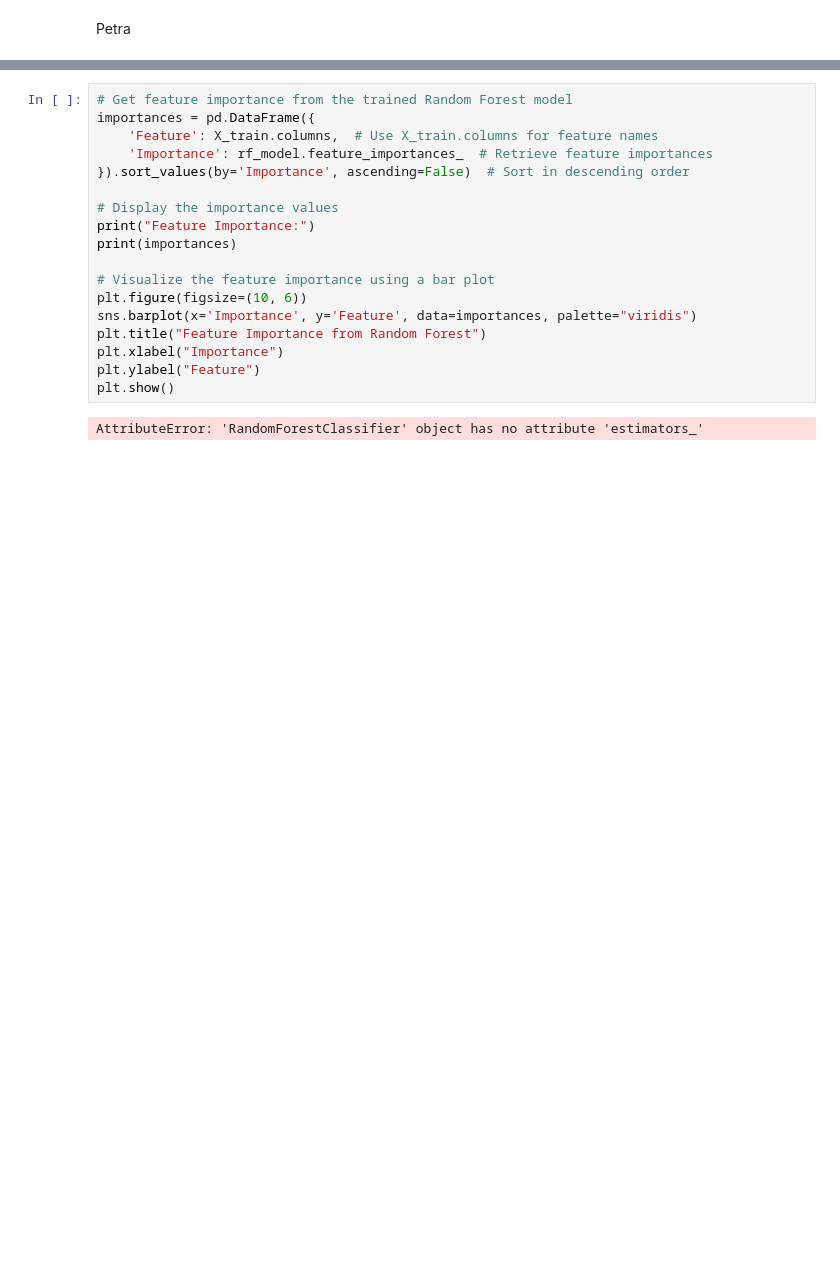
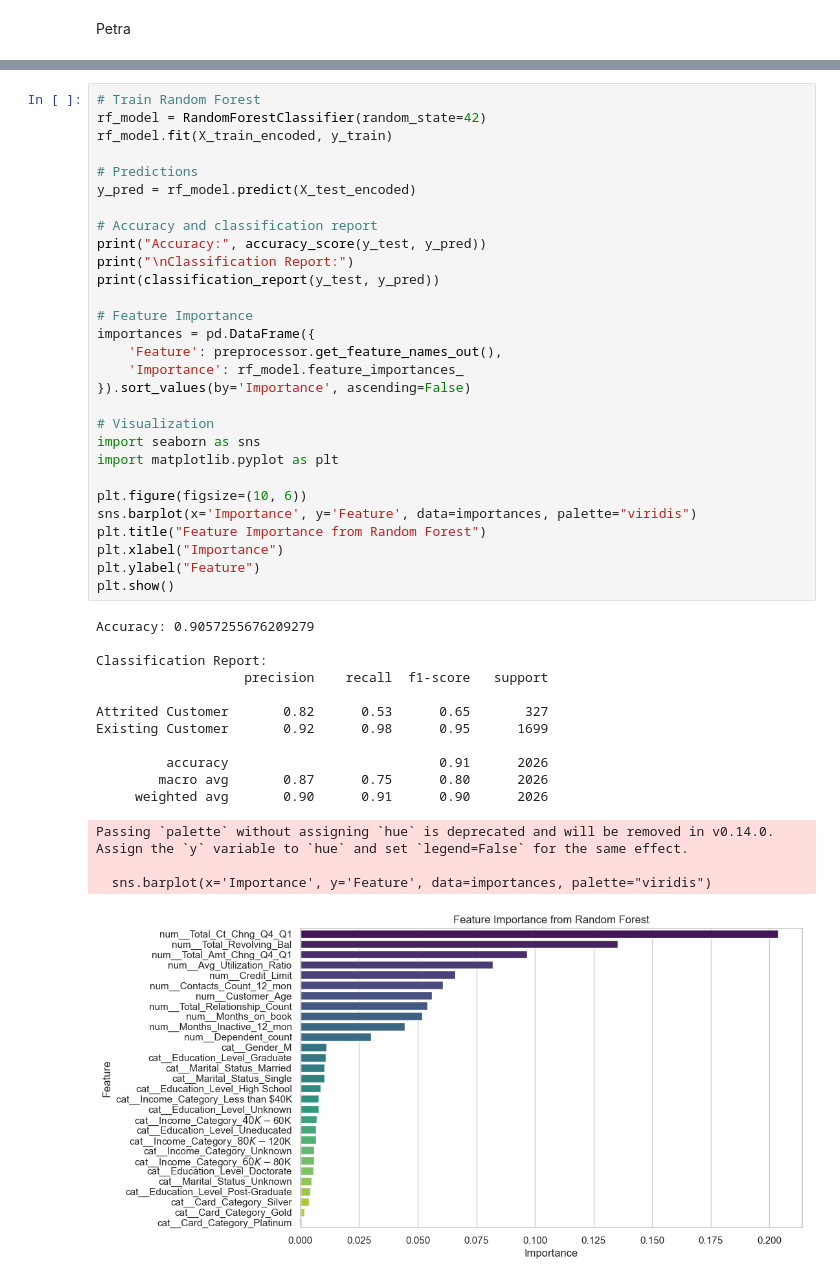
Before and after one commit to Zeegeuze/churn_prediction, a Jupyter notebook: personal_maps/anastasiia/anastasiia_main.ipynb, the cells around one changed output, grey strips where cells are left out. Cells and saved outputs as stored; diff of their text form; blank space fills up the shorter version.

```diff
--- a/personal_maps/anastasiia/anastasiia_main.ipynb
+++ b/personal_maps/anastasiia/anastasiia_main.ipynb
@@ -646,20 +593,45 @@ STEP 2 Assessment of the importance of features
 # %%
-# Get feature importance from the trained Random Forest model
+# Train Random Forest
+rf_model = RandomForestClassifier(random_state=42)
+rf_model.fit(X_train_encoded, y_train)
+
+# Predictions
+y_pred = rf_model.predict(X_test_encoded)
+
+# Accuracy and classification report
+print("Accuracy:", accuracy_score(y_test, y_pred))
+print("\nClassification Report:")
+print(classification_report(y_test, y_pred))
+
+# Feature Importance
 importances = pd.DataFrame({
-    'Feature': X_train.columns,  # Use X_train.columns for feature names
-    'Importance': rf_model.feature_importances_  # Retrieve feature importances
-}).sort_values(by='Importance', ascending=False)  # Sort in descending order
+    'Feature': preprocessor.get_feature_names_out(),
+    'Importance': rf_model.feature_importances_
+}).sort_values(by='Importance', ascending=False)
 
-# Display the importance values
-print("Feature Importance:")
-print(importances)
+# Visualization
+import seaborn as sns
+import matplotlib.pyplot as plt
 
-# Visualize the feature importance using a bar plot
 plt.figure(figsize=(10, 6))
 sns.barplot(x='Importance', y='Feature', data=importances, palette="viridis")
 plt.title("Feature Importance from Random Forest")
 plt.xlabel("Importance")
 plt.ylabel("Feature")
 plt.show()
 # %% [output]
-AttributeError: 'RandomForestClassifier' object has no attribute 'estimators_'
+Accuracy: 0.9057255676209279
+
+Classification Report:
+                   precision    recall  f1-score   support
+
+Attrited Customer       0.82      0.53      0.65       327
+Existing Customer       0.92      0.98      0.95      1699
+
+         accuracy                           0.91      2026
+        macro avg       0.87      0.75      0.80      2026
+     weighted avg       0.90      0.91      0.90      2026
+Passing `palette` without assigning `hue` is deprecated and will be removed in v0.14.0. Assign the `y` variable to `hue` and set `legend=False` for the same effect.
+
+  sns.barplot(x='Importance', y='Feature', data=importances, palette="viridis")
+[figure, added]
```
Also changed, not shown: parts of 24 cells of this notebook.
